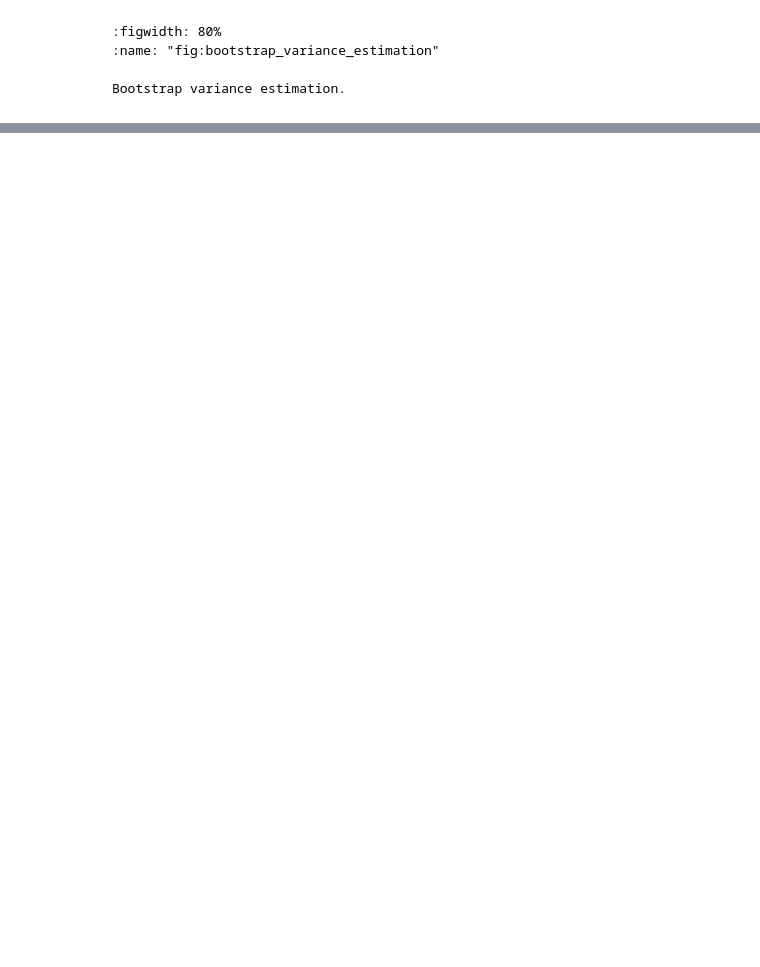
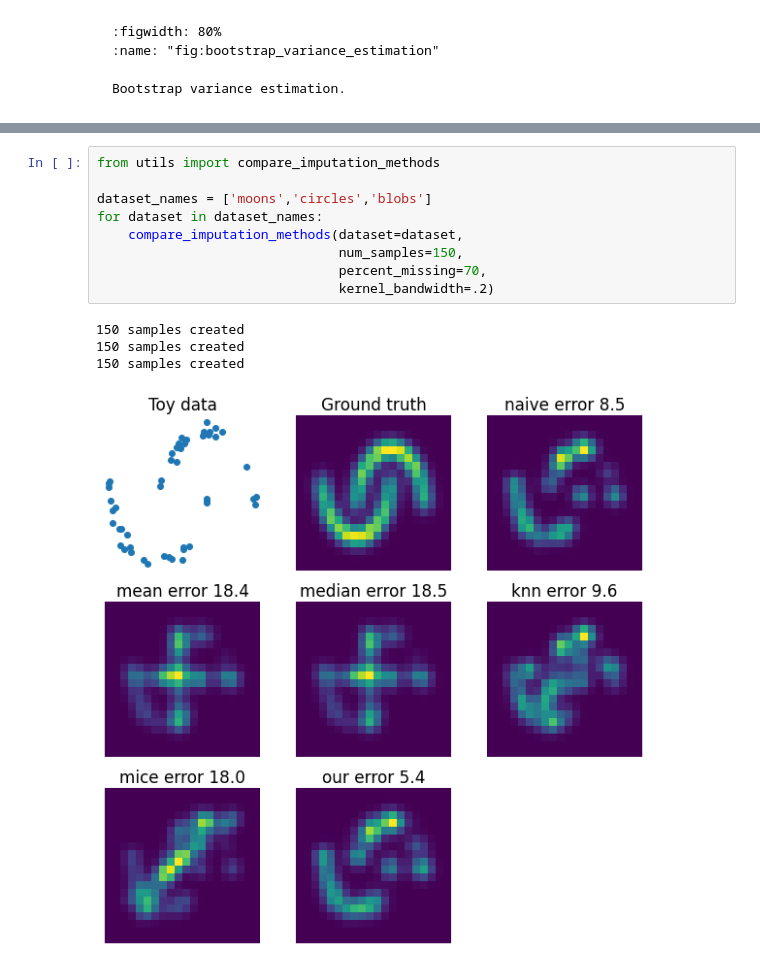
Before and after one commit to matiasdm/notes_on_stats, a Jupyter notebook: doc/_build/html/_sources/sections/pdfestimation.ipynb, the cells around one changed output, grey strips where cells are left out. Cells and saved outputs as stored; diff of their text form; blank space fills up the shorter version.

```diff
--- a/doc/_build/html/_sources/sections/pdfestimation.ipynb
+++ b/doc/_build/html/_sources/sections/pdfestimation.ipynb
@@ -1163,0 +949,14 @@ plt.scatter(XX[:,0],XX[:,1])
+# %%
+from utils import compare_imputation_methods
+
+dataset_names = ['moons','circles','blobs']
+for dataset in dataset_names:
+    compare_imputation_methods(dataset=dataset,
+                               num_samples=150,
+                               percent_missing=70,
+                               kernel_bandwidth=.2)
+# %% [output]
+150 samples created
+150 samples created
+150 samples created
+[figure, added]
```
Also changed, not shown: parts of 27 cells of this notebook, 11 other files.
